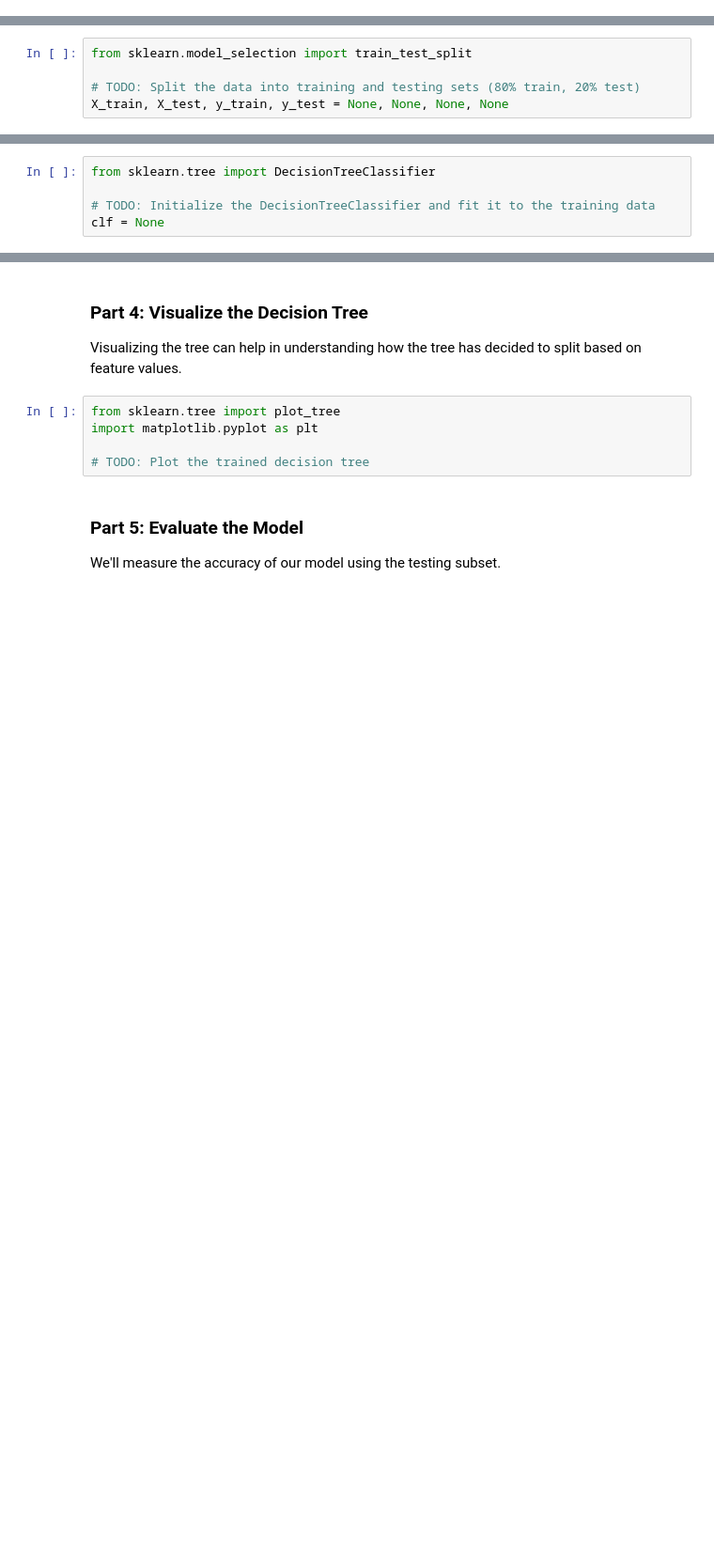
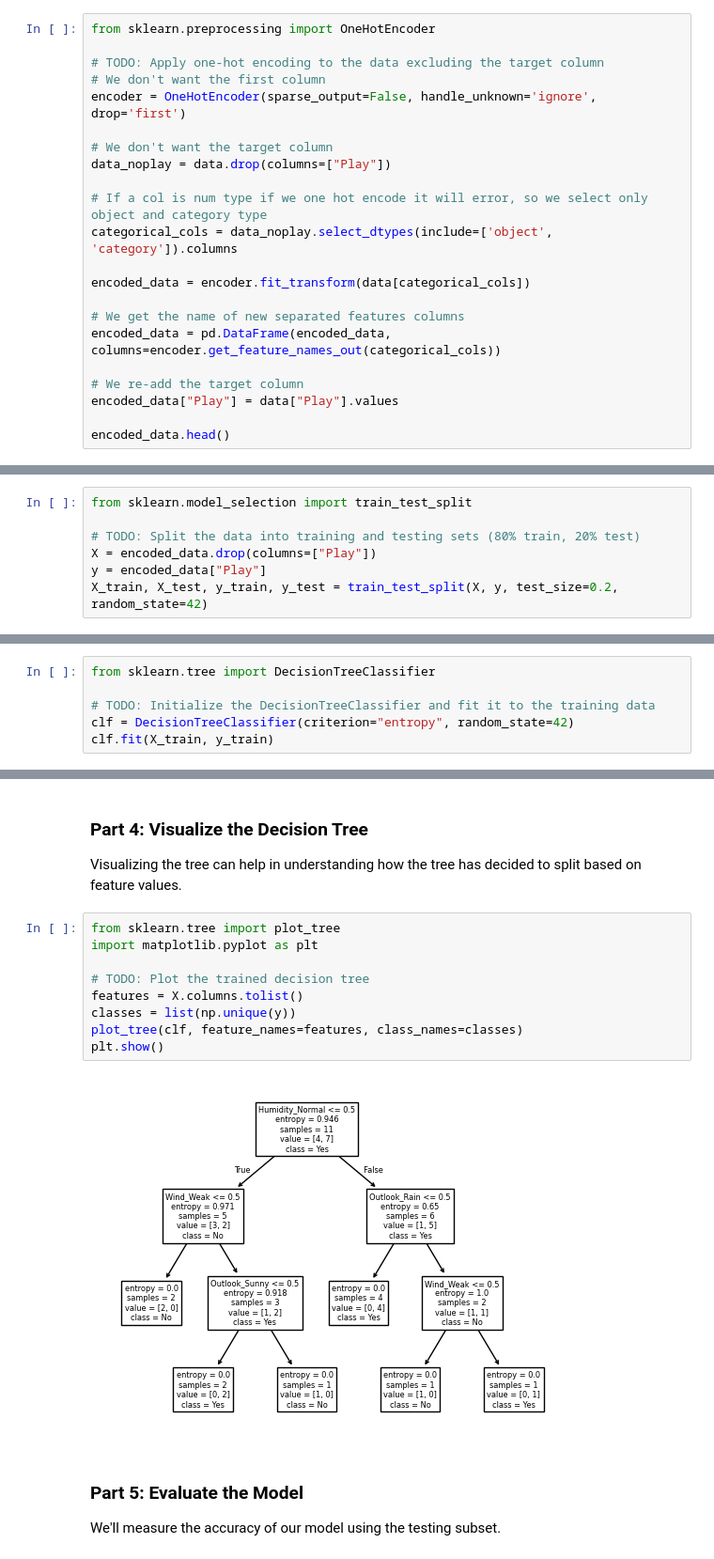
Before and after one commit to basilelt/fouille-de-donnees, a Jupyter notebook: decision-tree/3_Decision_tree.ipynb, the cells around one changed output, grey strips where cells are left out. Shown: that part at 94% size. Saved outputs shown, nothing was run; the diff lists cells and outputs as text; blank space fills up the shorter version.

```diff
--- a/decision-tree/3_Decision_tree.ipynb
+++ b/decision-tree/3_Decision_tree.ipynb
@@ -92,0 +88,22 @@ encoded_data = None
+# %%
+from sklearn.preprocessing import OneHotEncoder
+
+# TODO: Apply one-hot encoding to the data excluding the target column
+# We don't want the first column
+encoder = OneHotEncoder(sparse_output=False, handle_unknown='ignore', drop='first')
+
+# We don't want the target column
+data_noplay = data.drop(columns=["Play"])
+
+# If a col is num type if we one hot encode it will error, so we select only object and category type
+categorical_cols = data_noplay.select_dtypes(include=['object', 'category']).columns
+
+encoded_data = encoder.fit_transform(data[categorical_cols])
+
+# We get the name of new separated features columns
+encoded_data = pd.DataFrame(encoded_data, columns=encoder.get_feature_names_out(categorical_cols))
+
+# We re-add the target column
+encoded_data["Play"] = data["Play"].values
+
+encoded_data.head()
@@ -98,7 +122,9 @@ We'll split our dataset into training and testing subsets to validate the perfor
 from sklearn.model_selection import train_test_split
 
 # TODO: Split the data into training and testing sets (80% train, 20% test)
-X_train, X_test, y_train, y_test = None, None, None, None
+X = encoded_data.drop(columns=["Play"])
+y = encoded_data["Play"]
+X_train, X_test, y_train, y_test = train_test_split(X, y, test_size=0.2, random_state=42)
 # %% [markdown]
 ### Part 3: Train the Decision Tree Classifier
 
@@ -107,4 +133,5 @@ Let's proceed to train our Decision Tree model using the training data.
 from sklearn.tree import DecisionTreeClassifier
 
 # TODO: Initialize the DecisionTreeClassifier and fit it to the training data
-clf = None
+clf = DecisionTreeClassifier(criterion="entropy", random_state=42)
+clf.fit(X_train, y_train)
@@ -115,8 +144,14 @@ Visualizing the tree can help in understanding how the tree has decided to split
 # %%
 from sklearn.tree import plot_tree
 import matplotlib.pyplot as plt
 
 # TODO: Plot the trained decision tree
+features = X.columns.tolist()
+classes = list(np.unique(y))
+plot_tree(clf, feature_names=features, class_names=classes)
+plt.show()
+# %% [output]
+[figure, added]
 # %% [markdown]
 ### Part 5: Evaluate the Model
 
```
Also changed, not shown: parts of 4 cells of this notebook.
